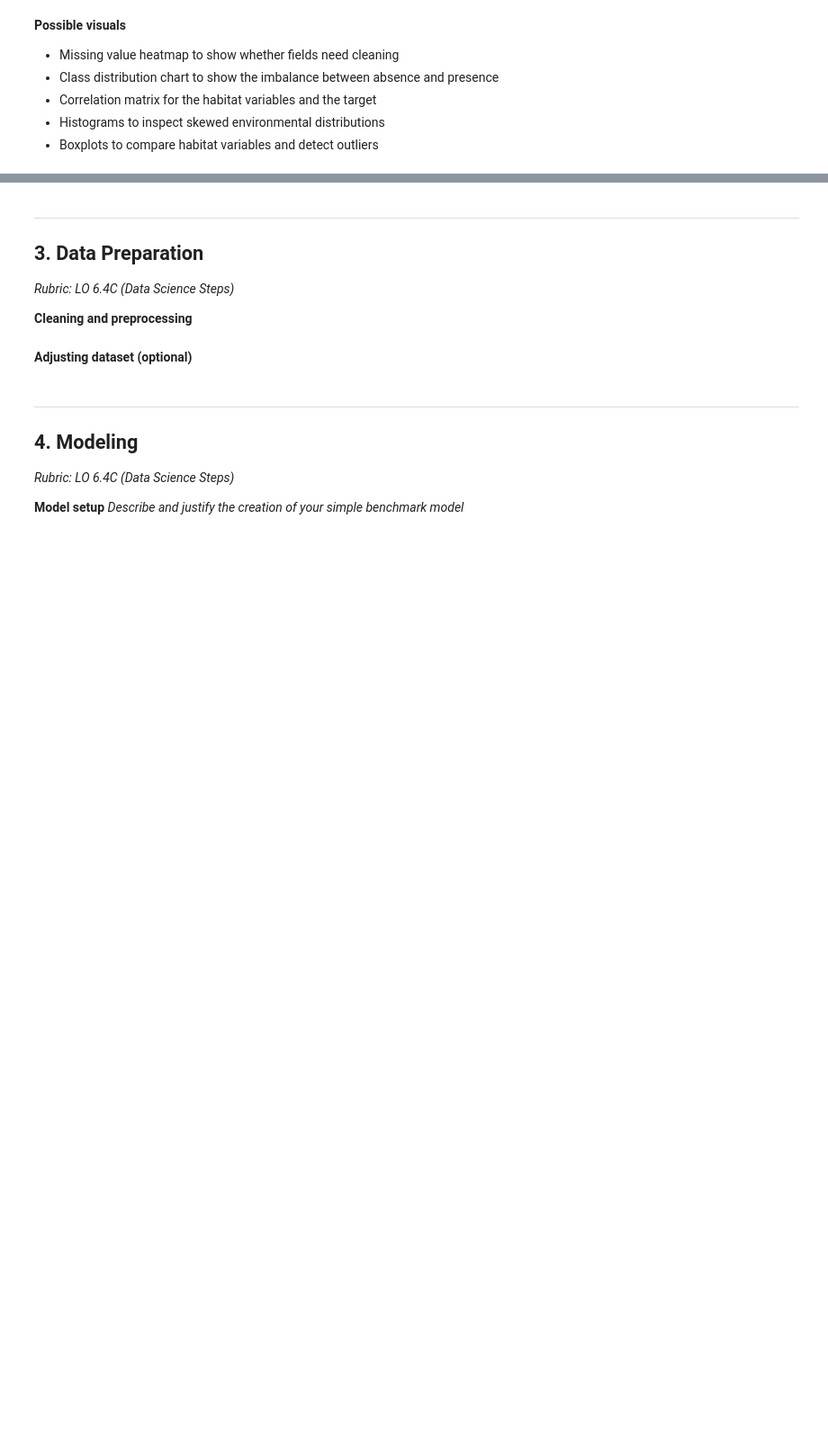
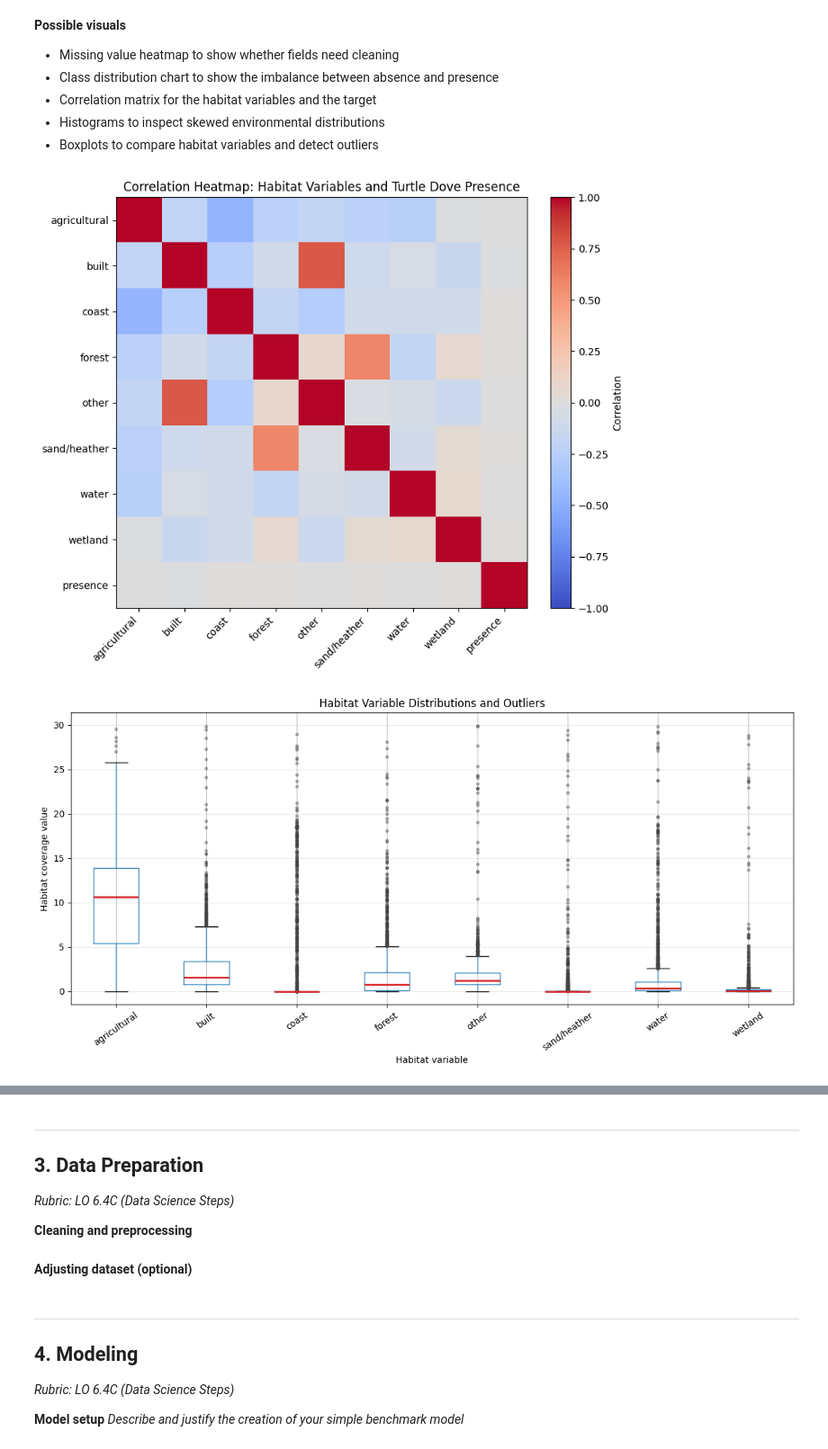
Before and after one commit to Lars399/DSAI-project-, a Jupyter notebook: Turtur_Research.ipynb, the cells around one changed output, grey strips where cells are left out. Shown at 90% size. Drawn from its saved outputs; the diff is of its cells as text; code cells hidden in the pictures; blank space fills up the shorter version.

Commit message:
Add correlation heatmap and update findings

```diff
--- a/Turtur_Research.ipynb
+++ b/Turtur_Research.ipynb
@@ -127,3 +122,82 @@ agricultural   -0.29
 * Boxplots to compare habitat variables and detect outliers
 # %%
 # CODE CELL: Generate visualizations
+# Correlation heatmap and boxplots for habitat variables
+
+import matplotlib.pyplot as plt
+import pandas as pd
+
+habitats_df = pd.read_csv('data/habitats_cbs_2022.csv')
+env_cols = ['agricultural', 'built', 'coast', 'forest', 'other', 'sand/heather', 'water', 'wetland']
+
+try:
+    correlation_source = merged_df
+except NameError:
+    turtur_df = pd.read_csv(
+        'data/Streptopelia turtur.csv/Streptopelia turtur.csv',
+        dtype={'Streptopelia turtur': 'object'}
+    )
+    turtur_df = turtur_df.rename(columns={'Streptopelia turtur': 'Streptopelia_turtur'})
+    turtur_df['Streptopelia_turtur'] = pd.to_numeric(turtur_df['Streptopelia_turtur'], errors='coerce').fillna(0)
+    turtur_df['presence'] = (turtur_df['Streptopelia_turtur'] > 0).astype(int)
+    correlation_source = pd.merge(
+        turtur_df,
+        habitats_df,
+        on=['decimalLatitude', 'decimalLongitude'],
+        how='inner'
+    )
+
+corr_matrix = correlation_source[env_cols + ['presence']].corr(numeric_only=True)
+
+fig, ax = plt.subplots(figsize=(9, 7))
+heatmap = ax.imshow(corr_matrix, cmap='coolwarm', vmin=-1, vmax=1)
+ax.set_title('Correlation Heatmap: Habitat Variables and Turtle Dove Presence')
+ax.set_xticks(range(len(corr_matrix.columns)))
+ax.set_yticks(range(len(corr_matrix.index)))
+ax.set_xticklabels(corr_matrix.columns, rotation=45, ha='right')
+ax.set_yticklabels(corr_matrix.index)
+fig.colorbar(heatmap, ax=ax, fraction=0.046, pad=0.04, label='Correlation')
+plt.tight_layout()
+plt.show()
+
+fig, ax = plt.subplots(figsize=(12, 6))
+habitats_df[env_cols].boxplot(
+    ax=ax,
+    showfliers=True,
+    medianprops={'color': '#d62728', 'linewidth': 2},
+    flierprops={'marker': 'o', 'markersize': 3, 'markerfacecolor': '#444444', 'markeredgecolor': '#444444', 'alpha': 0.35}
+)
+ax.set_title('Habitat Variable Distributions and Outliers')
+ax.set_xlabel('Habitat variable')
+ax.set_ylabel('Habitat coverage value')
+ax.tick_params(axis='x', rotation=35)
+ax.grid(axis='y', alpha=0.3)
+plt.tight_layout()
+plt.show()
+
+outlier_rows = []
+for col in env_cols:
+    values = habitats_df[col]
+    q1 = values.quantile(0.25)
+    q3 = values.quantile(0.75)
+    iqr = q3 - q1
+    lower_bound = q1 - 1.5 * iqr
+    upper_bound = q3 + 1.5 * iqr
+    outlier_count = ((values < lower_bound) | (values > upper_bound)).sum()
+    outlier_rows.append({
+        'variable': col,
+        'q1': round(q1, 3),
+        'median': round(values.median(), 3),
+        'q3': round(q3, 3),
+        'lower_bound': round(lower_bound, 3),
+        'upper_bound': round(upper_bound, 3),
+        'outlier_count': int(outlier_count),
+        'outlier_percent': round(outlier_count / len(values) * 100, 2)
+    })
+
+outlier_summary = pd.DataFrame(outlier_rows).sort_values('outlier_count', ascending=False)
+print('IQR outlier summary for habitat variables')
+print(outlier_summary.to_string(index=False))
+# %% [output]
+[figure, added]
+[figure, added]
```
Also changed, not shown: parts of 3 cells of this notebook.
